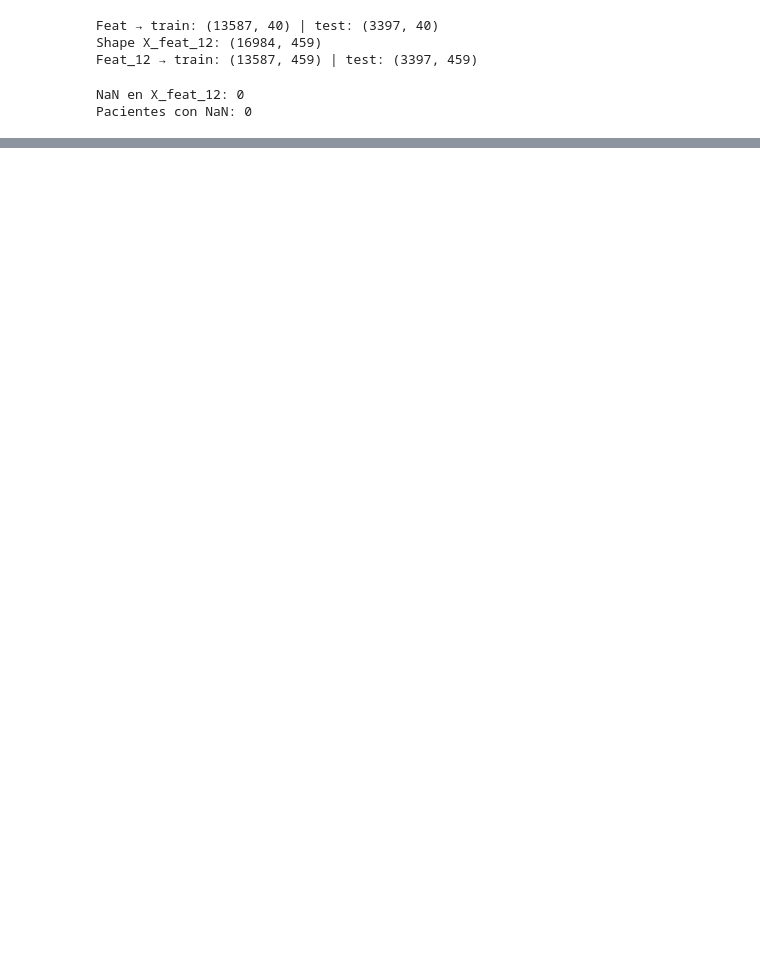
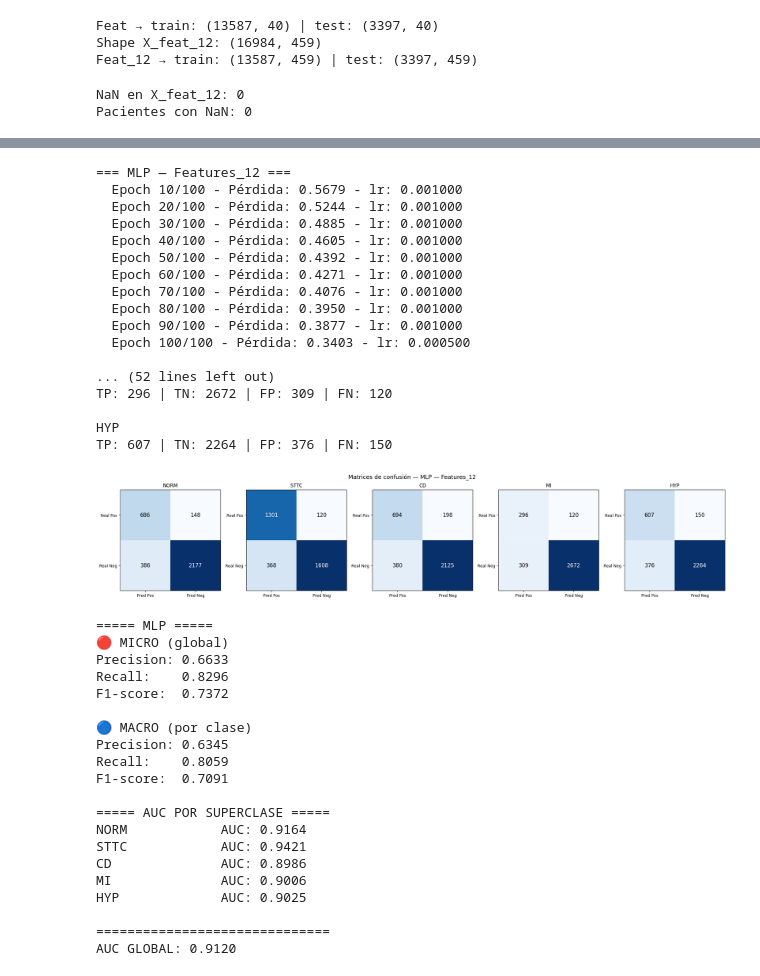
Before and after one commit to AArreguiB/analisis_ecg, a Jupyter notebook: Codigos/Modelos.ipynb, the cells around one changed output, grey strips where cells are left out. Cells and saved outputs as stored; diff of their text form; code cells hidden in the pictures; blank space fills up the shorter version.

```diff
--- a/Codigos/Modelos.ipynb
+++ b/Codigos/Modelos.ipynb
@@ -513,0 +559,9 @@ F1-score:  0.5885
+# %%
+#Vamos a ajustar el valor de los umbrales por cada enfermedad en funcion de como de critico sea no detectarla (falsos negativos) o detectarla erroneamente (falsos positivos). En este caso, es mas importante reducir los falsos negativos, asi que bajamos el umbral. Esto se puede hacer de forma automatica con tecnicas como ROC o Precision-Recall, pero lo haremos manualmente para entenderlo mejor.
+UMBRAL = {
+    'NORM': 0.55, #No queremos diagnosticar a un paciente enfermo como sano (NORM), asi que ponemos un umbral mas alto para reducir falsos positivos.
+    'STTC': 0.35, #Representa alteraciones del segmento ST/T, que pueden indicar isquemia o infarto. Es importante detectarlas, pero no queremos demasiados falsos positivos, asi que ponemos un umbral intermedio.
+    'CD':   0.30, #Suelen ser detectables de forma razonablemente fiable, asi que ponemos un umbral equilibrado para mantener estabilidad en precision y recall.
+    'MI':   0.20, #Patología crítica donde un falso negativo puede tener consecuencias graves, asi que bajamos el umbral para priorizar la detección (recall) incluso a costa de aumentar falsos positivos.
+    'HYP':  0.30 #Tiene una relevancia clínica importante, pero no tan crítica como el infarto, asi que ponemos un umbral intermedio para mantener un buen equilibrio entre precision y recall.
+}
@@ -513,0 +676,41 @@ F1-score:  0.5885
+# %%
+mlp_feat_12 = ejecutar_mlp(X_train_feat_12, X_test_feat_12, Y_train, Y_test, "Features_12")
+# %% [output]
+=== MLP — Features_12 ===
+  Epoch 10/100 - Pérdida: 0.5679 - lr: 0.001000
+  Epoch 20/100 - Pérdida: 0.5244 - lr: 0.001000
+  Epoch 30/100 - Pérdida: 0.4885 - lr: 0.001000
+  Epoch 40/100 - Pérdida: 0.4605 - lr: 0.001000
+  Epoch 50/100 - Pérdida: 0.4392 - lr: 0.001000
+  Epoch 60/100 - Pérdida: 0.4271 - lr: 0.001000
+  Epoch 70/100 - Pérdida: 0.4076 - lr: 0.001000
+  Epoch 80/100 - Pérdida: 0.3950 - lr: 0.001000
+  Epoch 90/100 - Pérdida: 0.3877 - lr: 0.001000
+  Epoch 100/100 - Pérdida: 0.3403 - lr: 0.000500
+
+... (52 lines left out)
+TP: 296 | TN: 2672 | FP: 309 | FN: 120
+
+HYP
+TP: 607 | TN: 2264 | FP: 376 | FN: 150
+[figure, added]
+===== MLP =====
+🔴 MICRO (global)
+Precision: 0.6633
+Recall:    0.8296
+F1-score:  0.7372
+
+🔵 MACRO (por clase)
+Precision: 0.6345
+Recall:    0.8059
+F1-score:  0.7091
+
+===== AUC POR SUPERCLASE =====
+NORM            AUC: 0.9164
+STTC            AUC: 0.9421
+CD              AUC: 0.8986
+MI              AUC: 0.9006
+HYP             AUC: 0.9025
+
+==============================
+AUC GLOBAL: 0.9120
```
Also changed, not shown: parts of 9 cells of this notebook, 1 other file.
